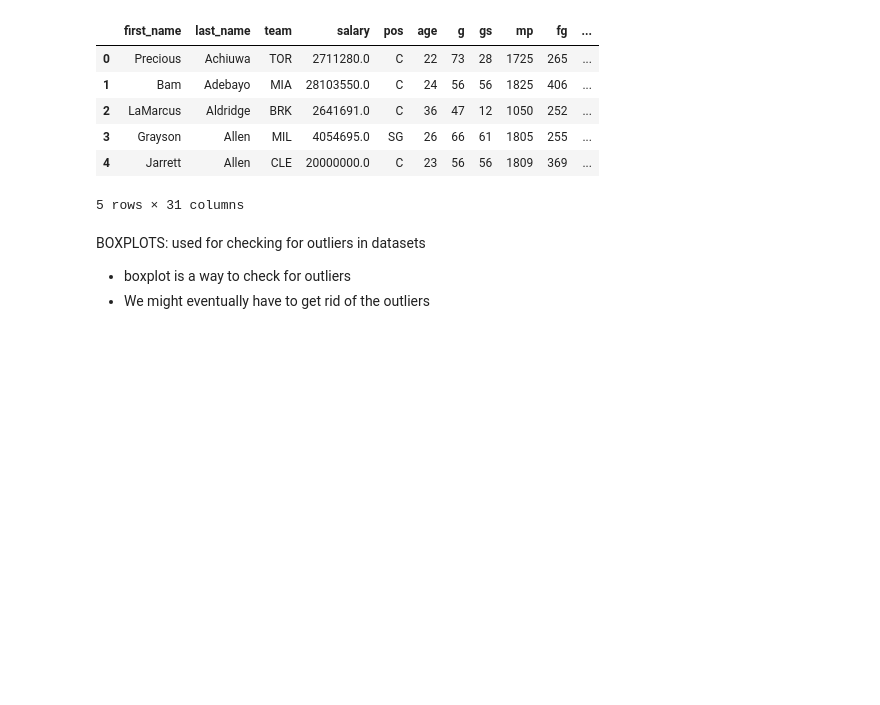
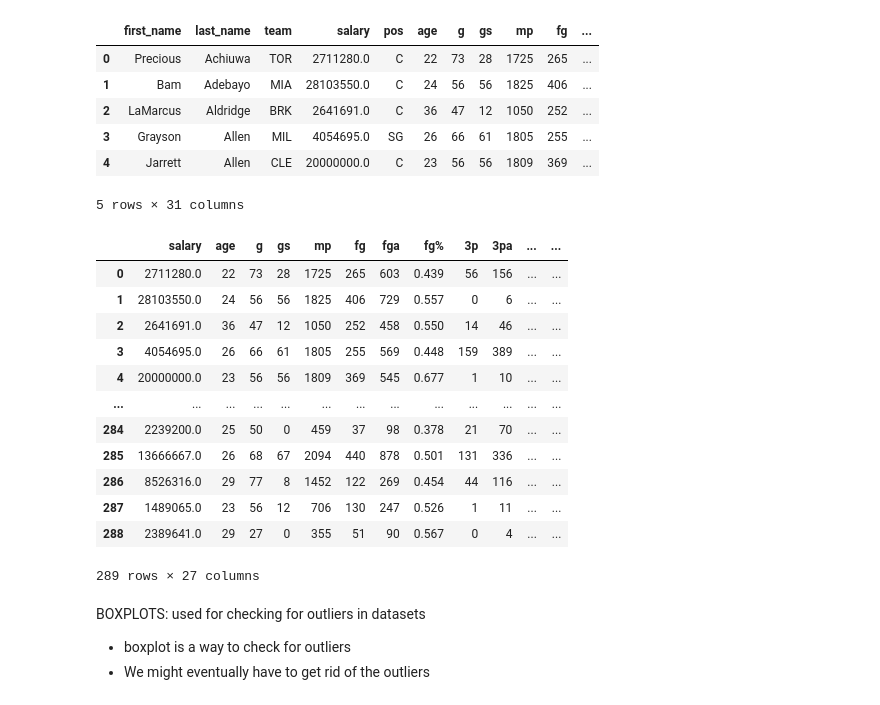
Before and after one commit to hakeem-cmd/Shopify-Data-Science-Challenge, a Jupyter notebook: DS_PROJECTS/p3/tensorflow.ipynb, the cells around one changed output. Saved outputs shown, nothing was run; the diff lists cells and outputs as text; code cells hidden in the pictures; blank space fills up the shorter version.

```diff
--- a/DS_PROJECTS/p3/tensorflow.ipynb
+++ b/DS_PROJECTS/p3/tensorflow.ipynb
@@ -67,10 +67,26 @@ nba_data.isna().sum() #check for missing values
 # %%
 #Delete Unneeded Data
 #Tensorflow only uses numeric data so we can delete the rest
 nba_data_numeric = nba_data.copy()
 del nba_data_numeric["first_name"]
 del nba_data_numeric["last_name"]
+del nba_data_numeric["team"]
+del nba_data_numeric["pos"]
 nba_data_numeric
+# %% [output]
+|  | salary | age | g | gs | mp | fg | fga | fg% | 3p | 3pa | ... | ... |
+| 0 | 2711280.0 | 22 | 73 | 28 | 1725 | 265 | 603 | 0.439 | 56 | 156 | ... | ... |
+| 1 | 28103550.0 | 24 | 56 | 56 | 1825 | 406 | 729 | 0.557 | 0 | 6 | ... | ... |
+| 2 | 2641691.0 | 36 | 47 | 12 | 1050 | 252 | 458 | 0.550 | 14 | 46 | ... | ... |
+| 3 | 4054695.0 | 26 | 66 | 61 | 1805 | 255 | 569 | 0.448 | 159 | 389 | ... | ... |
+| 4 | 20000000.0 | 23 | 56 | 56 | 1809 | 369 | 545 | 0.677 | 1 | 10 | ... | ... |
+| ... | ... | ... | ... | ... | ... | ... | ... | ... | ... | ... | ... | ... |
+| 284 | 2239200.0 | 25 | 50 | 0 | 459 | 37 | 98 | 0.378 | 21 | 70 | ... | ... |
+| 285 | 13666667.0 | 26 | 68 | 67 | 2094 | 440 | 878 | 0.501 | 131 | 336 | ... | ... |
+| 286 | 8526316.0 | 29 | 77 | 8 | 1452 | 122 | 269 | 0.454 | 44 | 116 | ... | ... |
+| 287 | 1489065.0 | 23 | 56 | 12 | 706 | 130 | 247 | 0.526 | 1 | 11 | ... | ... |
+| 288 | 2389641.0 | 29 | 27 | 0 | 355 | 51 | 90 | 0.567 | 0 | 4 | ... | ... |
+289 rows × 27 columns
 # %%
 #Convert Currency to float (USD)
 def clean_currency(x):
```
Also changed, not shown: parts of 1 cell of this notebook.
